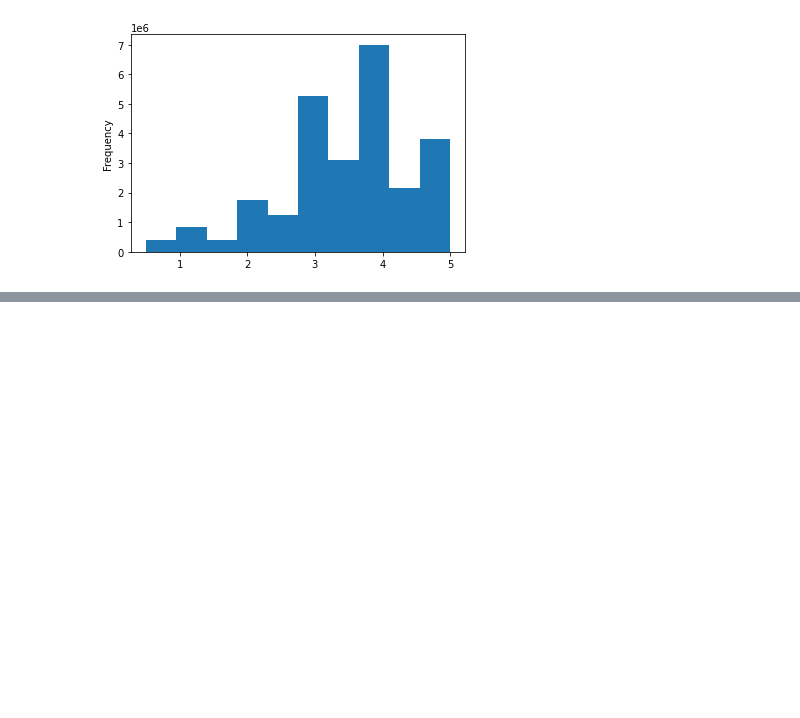
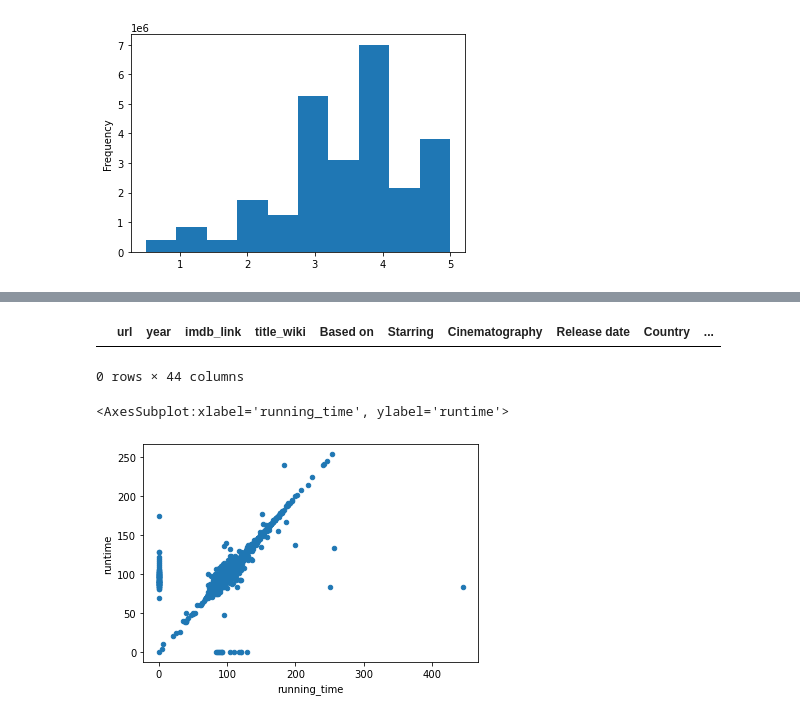
Before and after one commit to Juanamct/Movies-ETL, a Jupyter notebook: Wiki_Movie.ipynb, the cells around one changed output, grey strips where cells are left out. Drawn from its saved outputs; the diff is of its cells as text; code cells hidden in the pictures; blank space fills up the shorter version.

Commit message:
updated code
merged wiki with kaggle data

```diff
--- a/Wiki_Movie.ipynb
+++ b/Wiki_Movie.ipynb
@@ -879,3 +893,8 @@ min                     0.50
 max                     5.00
 Name: rating, dtype: float64
 [figure]
+# %%
+# Print out a list of the columns so we can identify which ones are redundant.
+# Use the suffixes parameter to make it easier to identify which table each column came from
+movies_df = pd.merge(wiki_movies_df, kaggle_metadata, on='imdb_id', suffixes=['_wiki', '_kaggle'])
+print(movies_df).all()
@@ -881,0 +973,11 @@ Name: rating, dtype: float64
+# %%
+# Both options look pretty good, but the Kaggle data looks just a little bit more consistent.
+# confirm there aren't any missing titles in the Kaggle data with the following code
+# Show any rows where title_kaggle is empty
+movies_df[(movies_df['title_kaggle'] == '') | (movies_df['title_kaggle'].isnull())]
+
+# No results were returned, so we can just drop the Wikipedia titles after looking at the other
+# columns.  For now, note the resolution
+# %% [output]
+|  | url | year | imdb_link | title_wiki | Based on | Starring | Cinematography | Release date | Country | ... |
+0 rows × 44 columns
@@ -881,0 +990,11 @@ Name: rating, dtype: float64
+# %%
+# RUNNING_TIME / RUNTIME DATA
+# look at running_time versus runtime. A scatter plot is a great way. Any wildly different values
+# will show up as dots far from that central line, and if one column is missing data, those values will
+# fall on the x-axis or y-axis.  Scatter plots won't show null values, so we need to fill them in with zeros
+
+# fill in missing values with zero and make the scatter plot
+movies_df.fillna(0).plot(x='running_time', y='runtime', kind='scatter')
+# %% [output]
+<AxesSubplot:xlabel='running_time', ylabel='runtime'>
+[figure, added]
```
Also changed, not shown: parts of 40 cells of this notebook.
